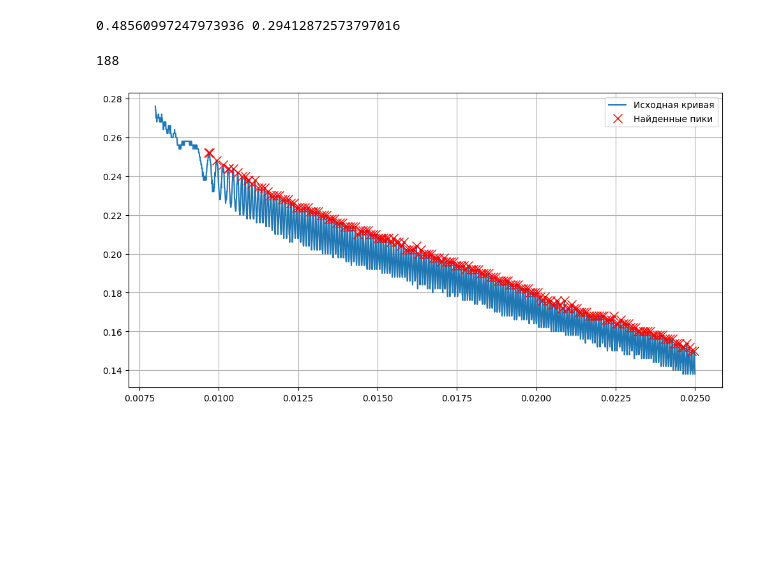
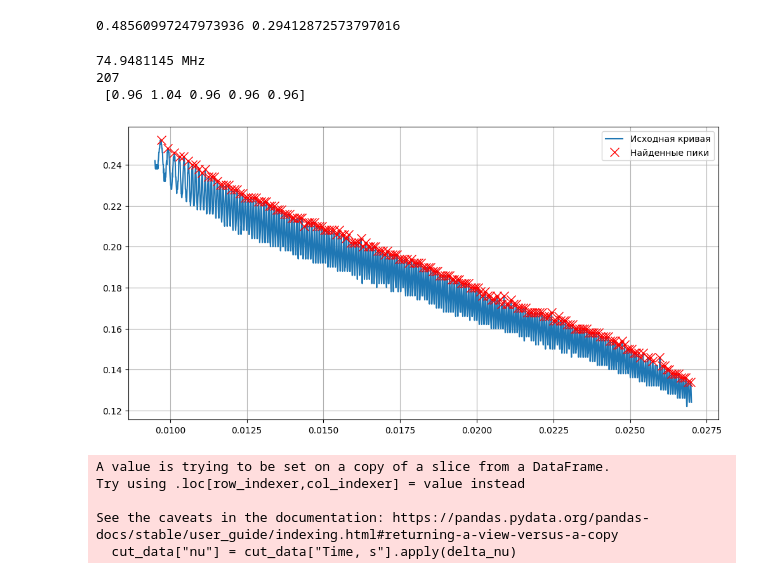
Before and after one commit to RedBrean/term2, a Jupyter notebook: term5/labs/rb/rb.ipynb, the cells around one changed output. Drawn from its saved outputs; the diff is of its cells as text; code cells hidden in the pictures; blank space fills up the shorter version.

```diff
--- a/term5/labs/rb/rb.ipynb
+++ b/term5/labs/rb/rb.ipynb
@@ -83,21 +130,19 @@ plt.grid()
 # %%
-cut_data_power = data[(data["Time, s"] >= 0.008) & (data["Time, s"] <= 0.028)]
-cut_data = data[(data["Time, s"] >= 0.008) & (data["Time, s"] <= 0.028)]
 
 # Fit V_1 with a polynomial (e.g., degree 3)
 poly_deg = 5
-poly_coeffs = np.polyfit(cut_data_power["Time, s"], cut_data_power["V_1"], poly_deg)
+poly_coeffs = np.polyfit(cut_data["nu"], cut_data["V_1"], poly_deg)
 poly_fit = np.poly1d(poly_coeffs)
 
 # Divide V_2 by the polynomial fit instead of the linear fit
-cut_data["V_poly"] = cut_data["V_2"] / poly_fit(cut_data["Time, s"]) / cut_data["V_2"].max() * cut_data["V_1"].max()
+cut_data["V_poly"] = cut_data["V_2"] / poly_fit(cut_data["nu"]) / cut_data["V_2"].max() * cut_data["V_1"].max()
 
 plt.figure()
-plt.plot(cut_data["Time, s"], cut_data["V_1"], label="V_1")
-plt.plot(cut_data["Time, s"], poly_fit(cut_data["Time, s"]), label=f"Poly fit (deg={poly_deg})")
+plt.plot(cut_data["nu"], cut_data["V_1"], label="V_1")
+plt.plot(cut_data["nu"], poly_fit(cut_data["nu"]), label=f"Poly fit (deg={poly_deg})")
 plt.legend()
-plt.plot(cut_data["Time, s"], cut_data["V_poly"])
-plt.plot(cut_data["Time, s"], cut_data["V_2"])
+plt.plot(cut_data["nu"], cut_data["V_poly"])
+plt.plot(cut_data["nu"], cut_data["V_2"])
 plt.grid()
 # %% [output]
 A value is trying to be set on a copy of a slice from a DataFrame.
@@ -215,27 +259,49 @@ print(gauss_params_tuples[0][0]/gauss_params_tuples[1][0], gauss_params_tuples[3
 [figure]
 0.48560997247973936 0.29412872573797016
 # %%
+c = 299792458
+a = 1
+dnu = c/(4*a)
+print(dnu*1E-6, 'MHz') # частоты между пиками интерферометра
+
 # Допустим, у нас есть массив y с значениями кривой
-x=cut_data["Time, s"]
-y=cut_data["V_1"]
+cut_data_wide = data[(data["Time, s"] >= 0.0095) & (data["Time, s"] <= 0.027)]
+cut_data = data[(data["Time, s"] >= 0.010) & (data["Time, s"] <= 0.025)]
+x=cut_data_wide["Time, s"]
+y=cut_data_wide["V_1"]
 # Находим пики (локальные максимумы)
 peaks, _ = sp.signal.find_peaks(np.array(y),
-    distance=2,          # минимум 50 точек между пиками
+    distance=5,          # минимум 50 точек между пиками
     prominence=0.01,       # минимальная "выдающаяся" высота
     width=1 )
 
 # Визуализируем результат
 plt.figure(figsize=(12, 6))
 plt.plot(x, y, label='Исходная кривая')
 plt.plot(np.array(x)[peaks], np.array(y)[peaks], "rx", markersize=10, label='Найденные пики')
 peaksx = np.array(x)[peaks]
 distances = peaksx*0
 for i in range(len(peaksx)-1):
     distances[i] = peaksx[i+1]-peaksx[i]
-print(len(distances))
+print(len(distances),"\n",distances[10:15]*10000)
 plt.legend()
 plt.grid(True)
 plt.show()
+
+def delta_nu(t):
+    i = len(peaksx[peaksx<t])-1
+    if i < 0 or i >= len(peaksx) - 1:
+        raise ValueError("t вне диапазона пиков интерферометра")
+    return dnu*(i + (t-peaksx[i])/(peaksx[i+1]-peaksx[i]))
+
+cut_data["nu"] = cut_data["Time, s"].apply(delta_nu)
 # %% [output]
-188
+74.9481145 MHz
+207
+ [0.96 1.04 0.96 0.96 0.96]
-[figure, old version]
+[figure, new version]
+A value is trying to be set on a copy of a slice from a DataFrame.
+Try using .loc[row_indexer,col_indexer] = value instead
+
+See the caveats in the documentation: https://pandas.pydata.org/pandas-docs/stable/user_guide/indexing.html#returning-a-view-versus-a-copy
+  cut_data["nu"] = cut_data["Time, s"].apply(delta_nu)
```
Also changed, not shown: parts of 3 cells of this notebook.
